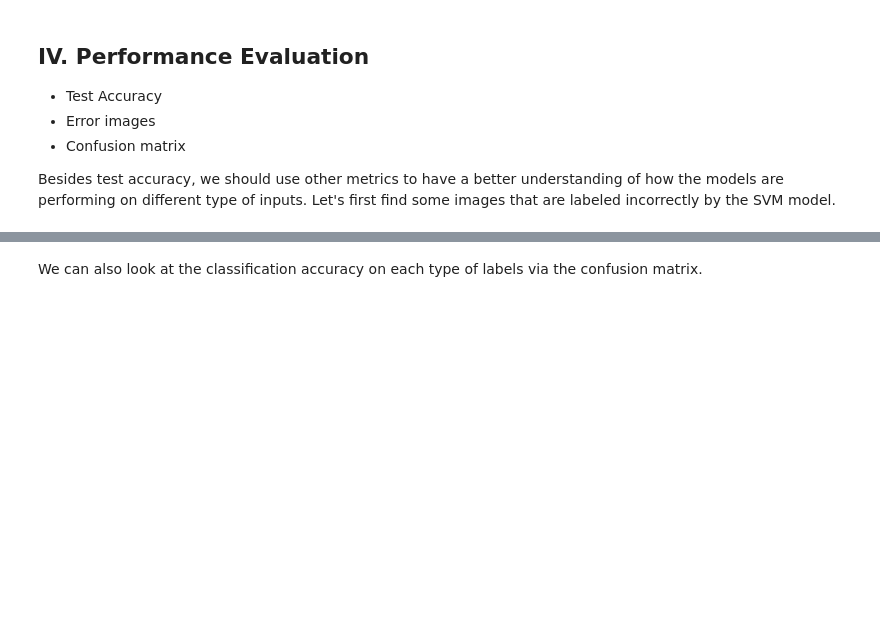
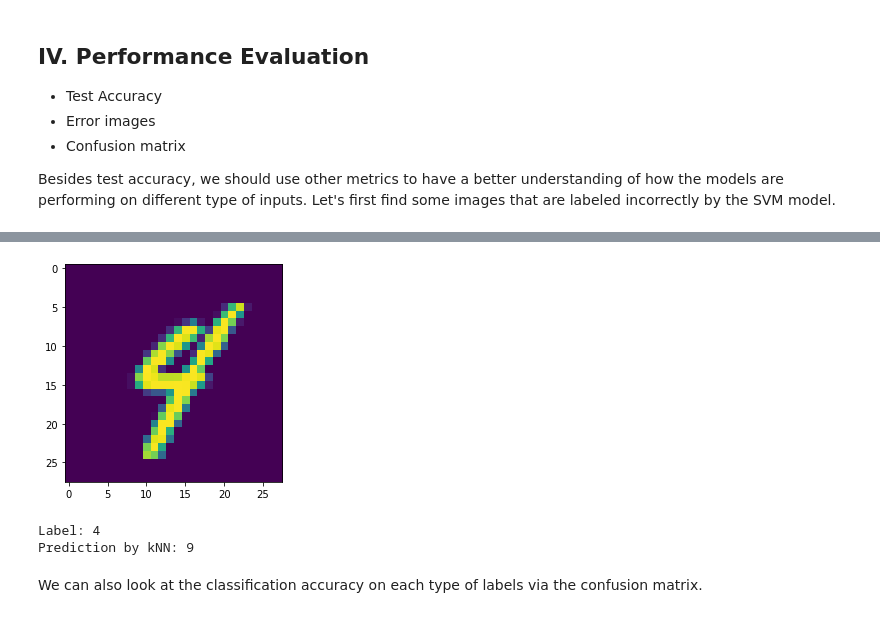
Before and after one commit to ch00226855/CMP414765Spring2021, a Jupyter notebook: Week04_ImageClassification.ipynb, the cells around one changed output, grey strips where cells are left out. Cells and saved outputs as stored; diff of their text form; code cells hidden in the pictures; blank space fills up the shorter version.

```diff
--- a/Week04_ImageClassification.ipynb
+++ b/Week04_ImageClassification.ipynb
@@ -323,3 +348,20 @@ Besides test accuracy, we should use other metrics to have a better understandin
+# %%
+# Show one image that is incorrectly classified
+
+# Create a copy of test_data without the prediction and prediction_svm column
+test_data2 = test_data.drop(['prediction', 'prediction_svm'], axis=1)
+
+ind = 9922
+get_image(test_data2, ind)
+# %% [output]
+[figure, added]
+# %%
+# Show the label and the prediction of this image
+print("Label:", test_data.loc[ind, 'label'])
+print("Prediction by kNN:", test_data.loc[ind, 'prediction'])
+# %% [output]
+Label: 4
+Prediction by kNN: 9
 # %% [markdown]
 We can also look at the classification accuracy on each type of labels via the confusion matrix.
 # %%
```
Also changed, not shown: parts of 13 cells of this notebook.
